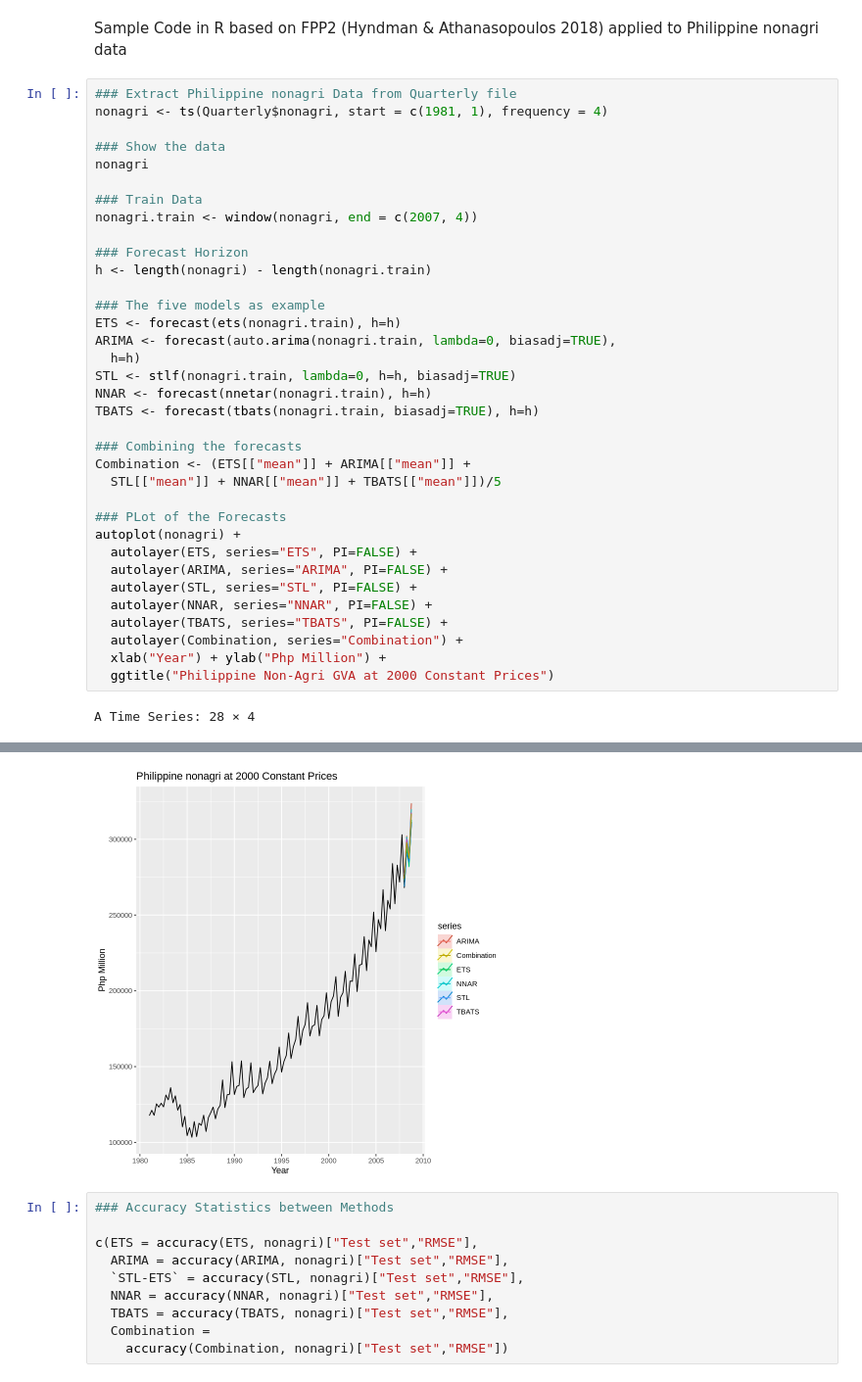
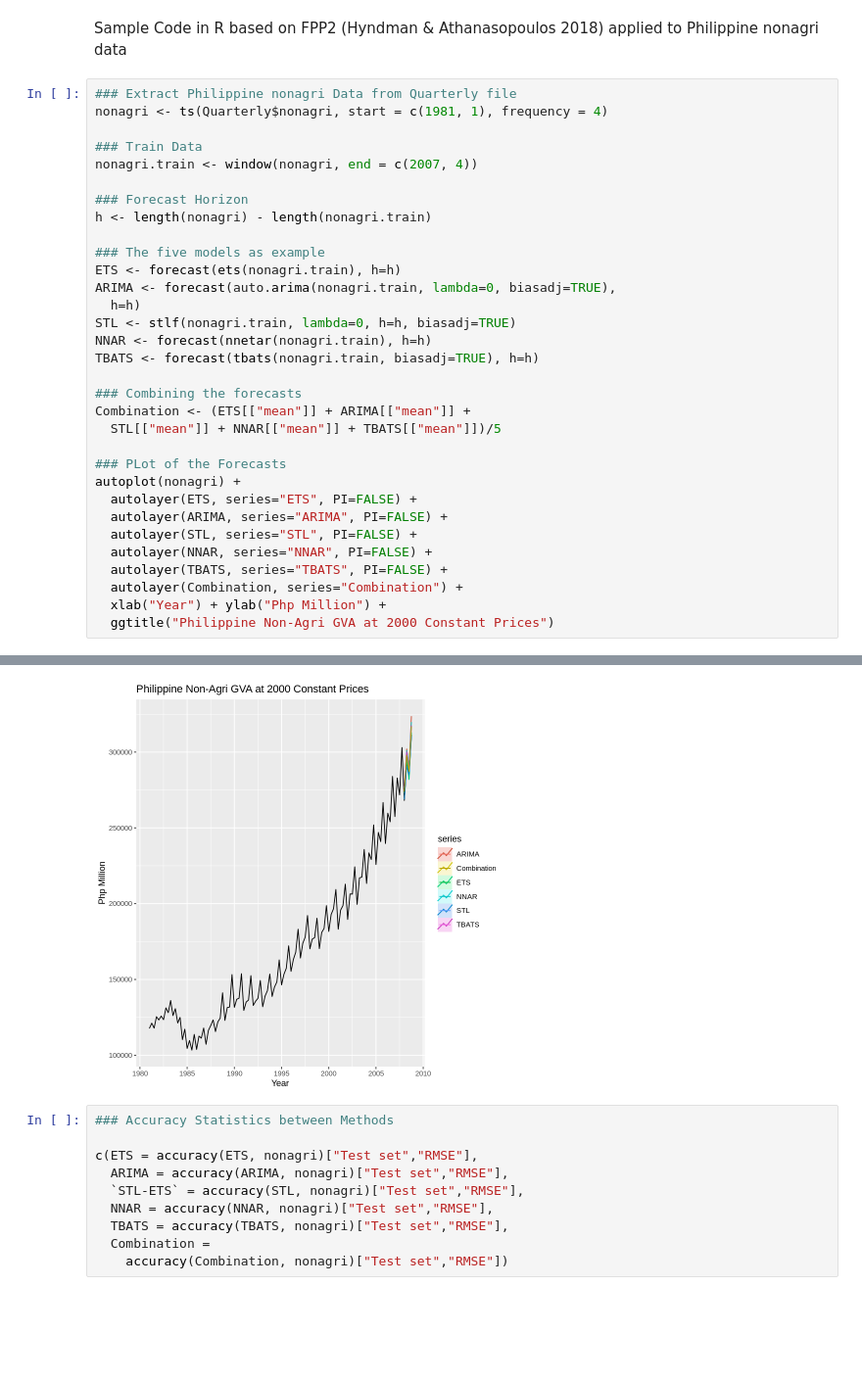
Before and after one commit to pacayton/forecast_combination_seminar, a Jupyter notebook: Forecast_Combination_R.ipynb, the cells around one changed output, grey strips where cells are left out. Shown at 98% size. Drawn from its saved outputs; the diff is of its cells as text; blank space fills up the shorter version.

```diff
--- a/Forecast_Combination_R.ipynb
+++ b/Forecast_Combination_R.ipynb
@@ -48,9 +48,6 @@ Sample Code in R based on FPP2 (Hyndman & Athanasopoulos 2018) applied to Philip
 # %%
 ### Extract Philippine nonagri Data from Quarterly file
 nonagri <- ts(Quarterly$nonagri, start = c(1981, 1), frequency = 4)
-
-### Show the data
-nonagri
 
 ### Train Data
 nonagri.train <- window(nonagri, end = c(2007, 4))
@@ -81,4 +78,3 @@ autoplot(nonagri) +
   xlab("Year") + ylab("Php Million") +
   ggtitle("Philippine Non-Agri GVA at 2000 Constant Prices")
 # %% [output]
-A Time Series: 28 × 4
@@ -102,4 +81,4 @@ A Time Series: 28 × 4
-[figure, old version]
+[figure, new version]
 # %%
 ### Accuracy Statistics between Methods
 
```
Also changed, not shown: parts of 2 cells of this notebook.
